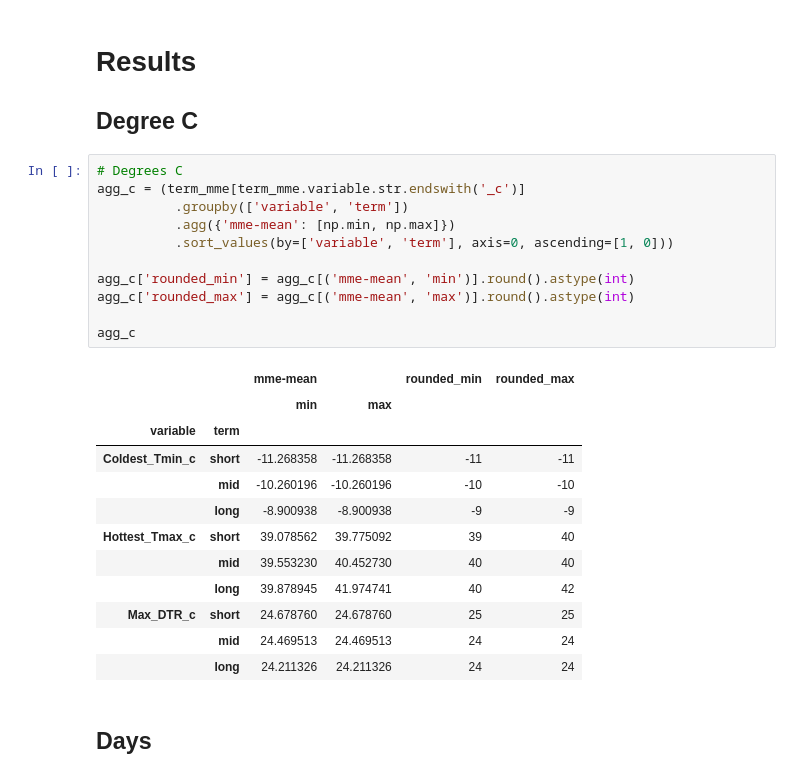
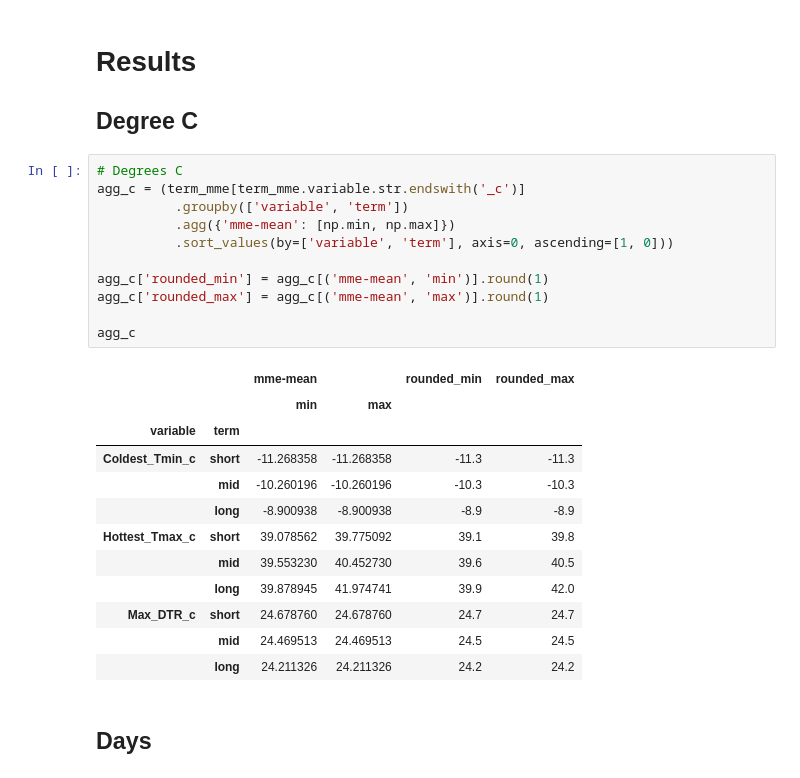
Before and after one commit to eugpoon/casi, a Jupyter notebook: center_casi_projections.ipynb, the cells around one changed output. Cells and saved outputs as stored; diff of their text form.

```diff
--- a/center_casi_projections.ipynb
+++ b/center_casi_projections.ipynb
@@ -376,27 +377,27 @@ display(change.head())
 # %%
 # Degrees C
 agg_c = (term_mme[term_mme.variable.str.endswith('_c')]
           .groupby(['variable', 'term'])
           .agg({'mme-mean': [np.min, np.max]})
           .sort_values(by=['variable', 'term'], axis=0, ascending=[1, 0]))
 
-agg_c['rounded_min'] = agg_c[('mme-mean', 'min')].round().astype(int)
-agg_c['rounded_max'] = agg_c[('mme-mean', 'max')].round().astype(int)
+agg_c['rounded_min'] = agg_c[('mme-mean', 'min')].round(1)
+agg_c['rounded_max'] = agg_c[('mme-mean', 'max')].round(1)
 
 agg_c
 # %% [output]
 |  |  | mme-mean |  | rounded_min | rounded_max |
 |  |  | min | max |  |  |
 | variable | term |  |  |  |  |
-| Coldest_Tmin_c | short | -11.268358 | -11.268358 | -11 | -11 |
-|  | mid | -10.260196 | -10.260196 | -10 | -10 |
-|  | long | -8.900938 | -8.900938 | -9 | -9 |
-| Hottest_Tmax_c | short | 39.078562 | 39.775092 | 39 | 40 |
-|  | mid | 39.553230 | 40.452730 | 40 | 40 |
-|  | long | 39.878945 | 41.974741 | 40 | 42 |
-| Max_DTR_c | short | 24.678760 | 24.678760 | 25 | 25 |
-|  | mid | 24.469513 | 24.469513 | 24 | 24 |
-|  | long | 24.211326 | 24.211326 | 24 | 24 |
+| Coldest_Tmin_c | short | -11.268358 | -11.268358 | -11.3 | -11.3 |
+|  | mid | -10.260196 | -10.260196 | -10.3 | -10.3 |
+|  | long | -8.900938 | -8.900938 | -8.9 | -8.9 |
+| Hottest_Tmax_c | short | 39.078562 | 39.775092 | 39.1 | 39.8 |
+|  | mid | 39.553230 | 40.452730 | 39.6 | 40.5 |
+|  | long | 39.878945 | 41.974741 | 39.9 | 42.0 |
+| Max_DTR_c | short | 24.678760 | 24.678760 | 24.7 | 24.7 |
+|  | mid | 24.469513 | 24.469513 | 24.5 | 24.5 |
+|  | long | 24.211326 | 24.211326 | 24.2 | 24.2 |
 # %% [markdown]
 ## Days
 # %%
```
Also changed, not shown: parts of 2 cells of this notebook.
